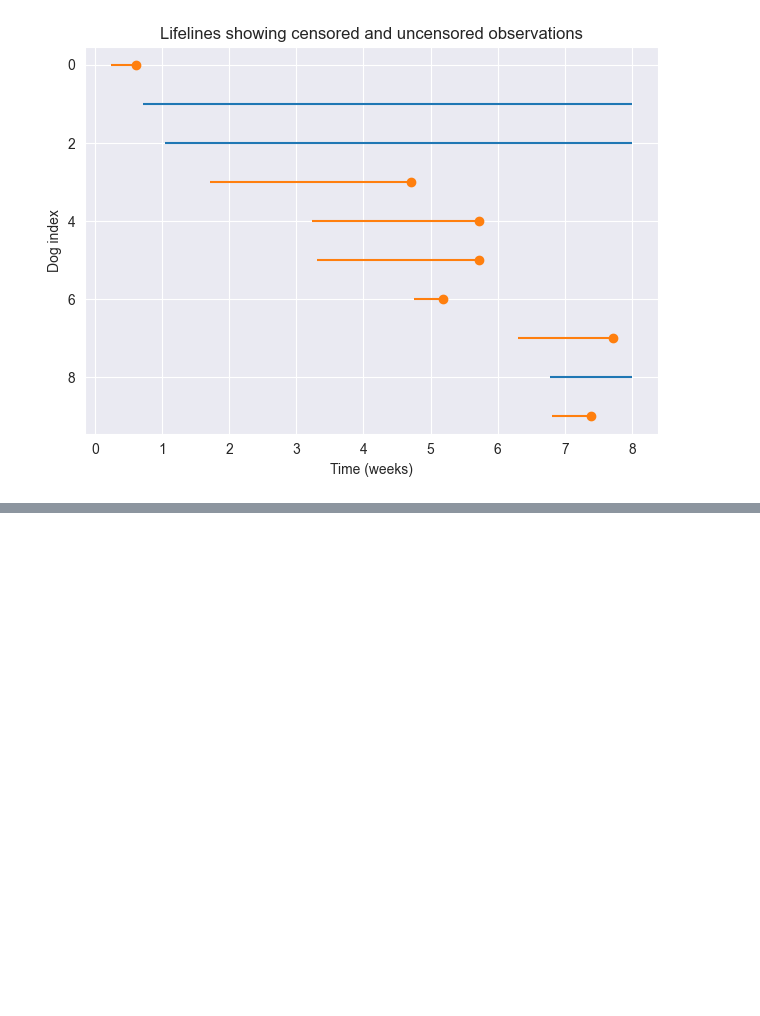
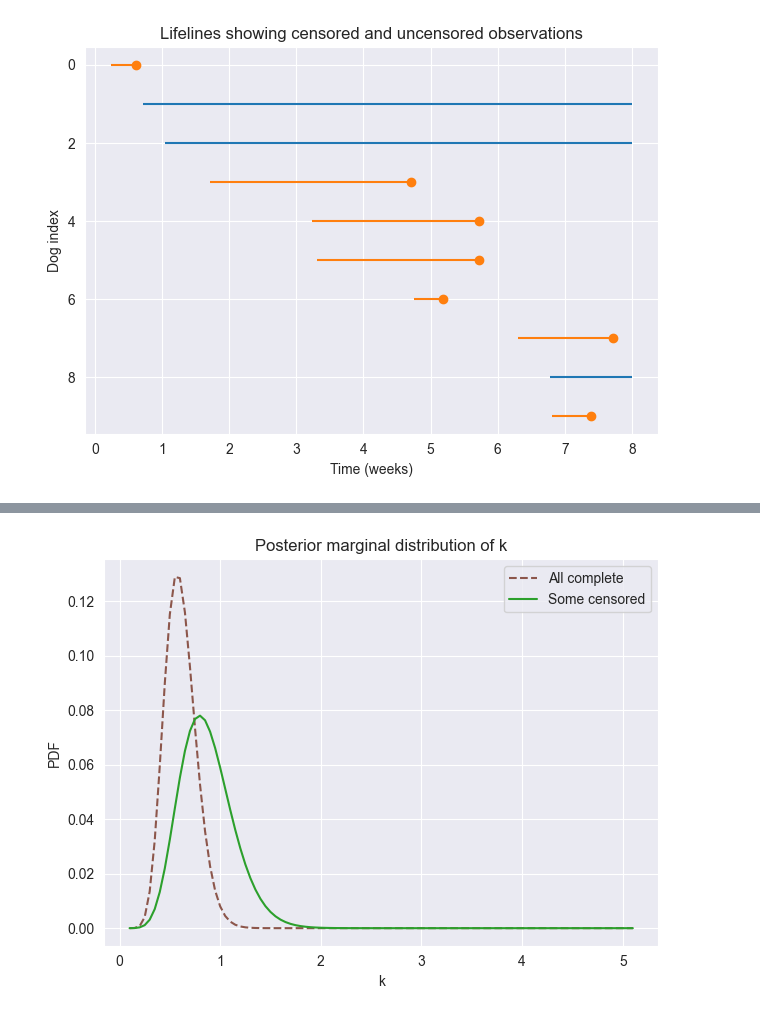
Before and after one commit to Xupeiyi/think-bayes, a Jupyter notebook: chapter14.ipynb, the cells around one changed output, grey strips where cells are left out. Cells and saved outputs as stored; diff of their text form; code cells hidden in the pictures; blank space fills up the shorter version.

```diff
--- a/chapter14.ipynb
+++ b/chapter14.ipynb
@@ -183,0 +229,10 @@ plot_lifelines(obs)
+# %%
+posterior_k.plot(color='C5', label='All complete', linestyle='dashed')
+posterior_k2.plot(color='C12', label='Some censored')
+decorate(
+    xlabel='k',
+    ylabel='PDF',
+    title='Posterior marginal distribution of k'
+)
+# %% [output]
+[figure, added]
```
Also changed, not shown: parts of 6 cells of this notebook.
